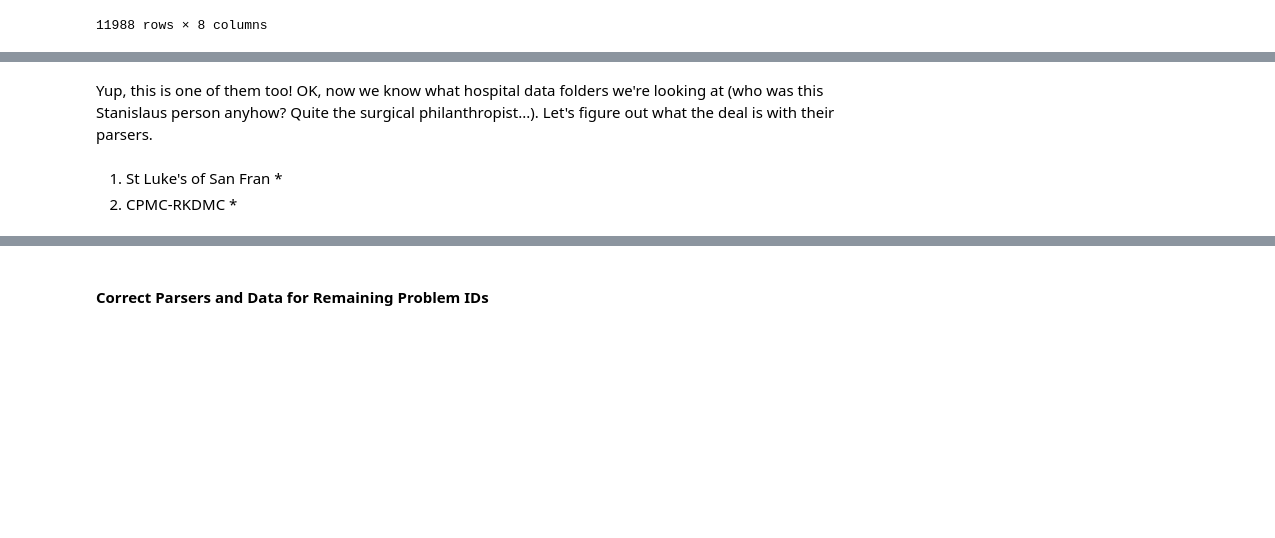
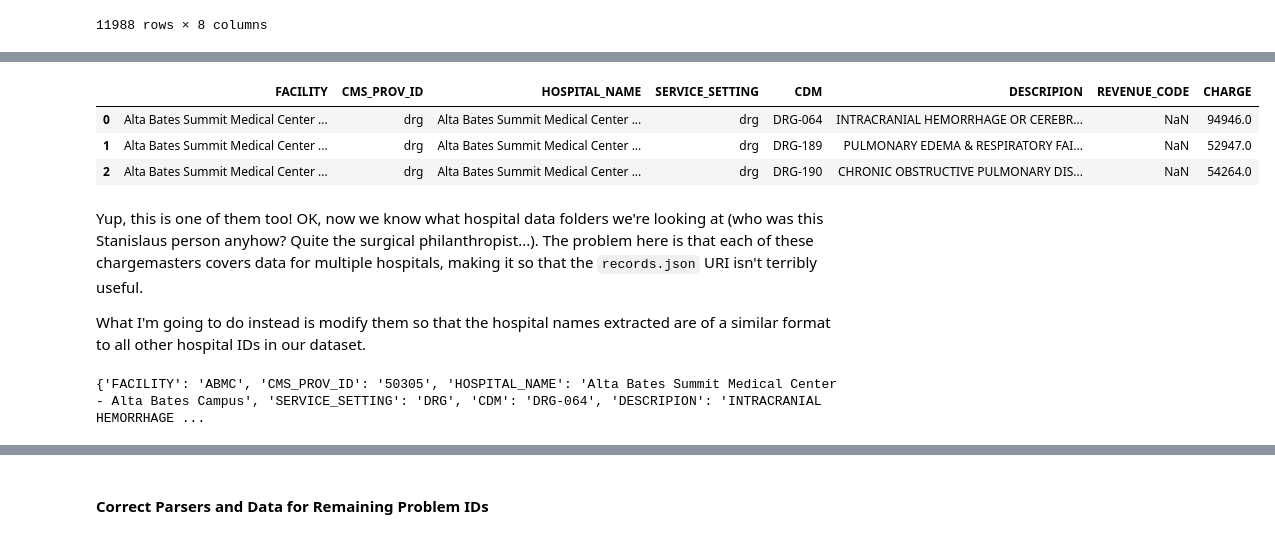
Before and after one commit to emigre459/hospital-chargemaster, a Jupyter notebook: Data_Pulls_and_Engineering.ipynb, the cells around one changed output, grey strips where cells are left out. Drawn from its saved outputs; the diff is of its cells as text; code cells hidden in the pictures; blank space fills up the shorter version.

```diff
--- a/Data_Pulls_and_Engineering.ipynb
+++ b/Data_Pulls_and_Engineering.ipynb
@@ -433,7 +459,35 @@ temp.dropna(subset=['HOSPITAL_NAME'])[temp['HOSPITAL_NAME'].dropna().str.contain
+# %%
+temp[['FACILITY', 'CMS_PROV_ID']] = temp[['HOSPITAL_NAME', 'SERVICE_SETTING']]
+temp.loc[0:2]
+# %% [output]
+|  | FACILITY | CMS_PROV_ID | HOSPITAL_NAME | SERVICE_SETTING | CDM | DESCRIPION | REVENUE_CODE | CHARGE |
+| 0 | Alta Bates Summit Medical Center ... | drg | Alta Bates Summit Medical Center ... | drg | DRG-064 | INTRACRANIAL HEMORRHAGE OR CEREBR... | NaN | 94946.0 |
+| 1 | Alta Bates Summit Medical Center ... | drg | Alta Bates Summit Medical Center ... | drg | DRG-189 | PULMONARY EDEMA & RESPIRATORY FAI... | NaN | 52947.0 |
+| 2 | Alta Bates Summit Medical Center ... | drg | Alta Bates Summit Medical Center ... | drg | DRG-190 | CHRONIC OBSTRUCTIVE PULMONARY DIS... | NaN | 54264.0 |
 # %% [markdown]
-Yup, this is one of them too! OK, now we know what hospital data folders we're looking at (who was this Stanislaus person anyhow? Quite the surgical philanthropist...). Let's figure out what the deal is with their parsers.
+Yup, this is one of them too! OK, now we know what hospital data folders we're looking at (who was this Stanislaus person anyhow? Quite the surgical philanthropist...). The problem here is that each of these chargemasters covers data for multiple hospitals, making it so that the `records.json` URI isn't terribly useful.
+
+What I'm going to do instead is modify them so that the hospital names extracted are of a similar format to all other hospital IDs in our dataset.
-# %% [markdown]
-1. St Luke's of San Fran
-    *
-2. CPMC-RKDMC
-    *
+# %%
+import codecs, json
+import pandas as pd
+import tqdm
+from glob import glob, iglob
+import numpy as np
+
+filename = "data/st.-luke’s-hospital-(san-francisco)/latest/chargemaster-2019.json"
+
+with codecs.open(filename, "r", encoding='utf-8-sig', errors='ignore') as filey:
+    content = json.loads(filey.read())
+
+charge_types = {'DRG': 'drg',
+                 'IP': 'inpatient',
+                 'OP': 'outpatient',
+                 'RX': 'pharmacy',
+                 'SUP': 'supply'}
+
+for row in content['CDM']:
+    print(row)
+    break
+# %% [output]
+{'FACILITY': 'ABMC', 'CMS_PROV_ID': '50305', 'HOSPITAL_NAME': 'Alta Bates Summit Medical Center - Alta Bates Campus', 'SERVICE_SETTING': 'DRG', 'CDM': 'DRG-064', 'DESCRIPION': 'INTRACRANIAL HEMORRHAGE ...
```
Also changed, not shown: parts of 15 cells of this notebook, 8 other files.
